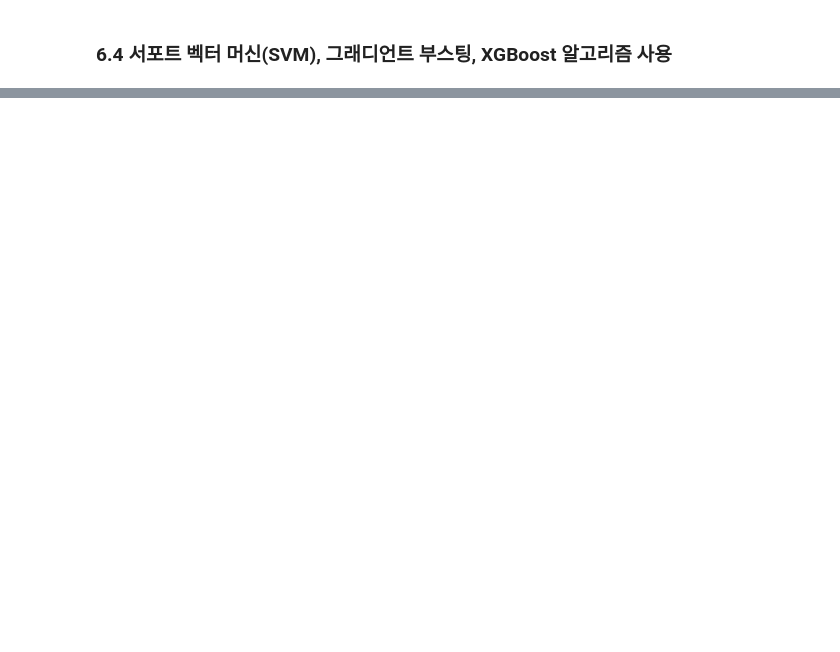
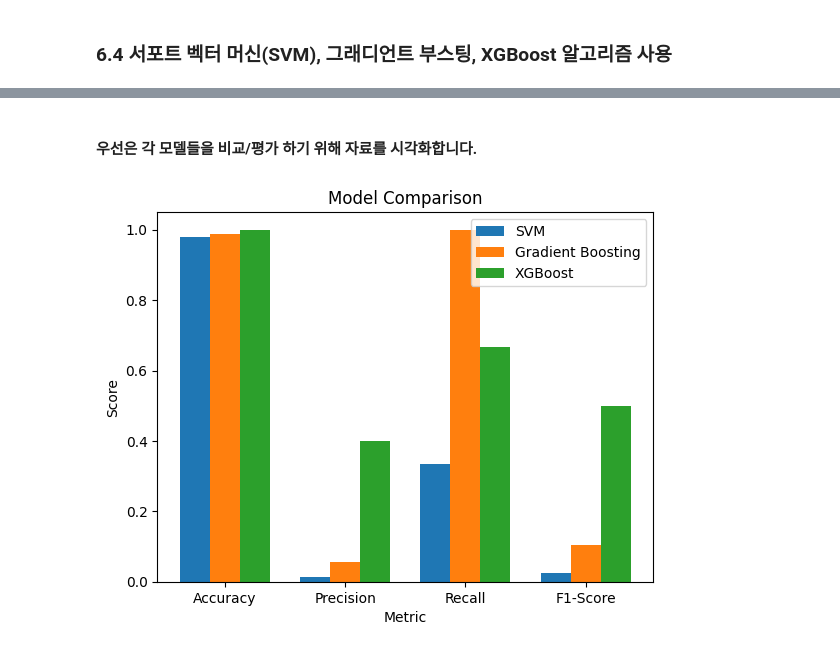
Before and after one commit to pixelwizard2/GuardianPay---Protecting-Against-Lost-Card-and-Copied-Card-Transactions, a Jupyter notebook: GuardianPay_code_(한국어).ipynb, the cells around one changed output, grey strips where cells are left out. Drawn from its saved outputs; the diff is of its cells as text; code cells hidden in the pictures; blank space fills up the shorter version.

```diff
--- a/GuardianPay_code_(한국어).ipynb
+++ b/GuardianPay_code_(한국어).ipynb
@@ -518,0 +567,43 @@ weighted avg       1.00      1.00      1.00      3993
+# %% [markdown]
+#### **우선은 각 모델들을 비교/평가 하기 위해 자료를 시각화합니다.**
+# %%
+# 분류 보고서에서 성능 지표를 추출하는 함수
+def extract_metrics(report):
+    report_dict = report
+    accuracy = report_dict['accuracy']
+    precision = report_dict['1']['precision']
+    recall = report_dict['1']['recall']
+    f1 = report_dict['1']['f1-score']
+    return [accuracy, precision, recall, f1]
+
+# 각 모델의 분류 보고서를 딕셔너리로 생성합니다.
+svm_report = classification_report(y_test, svm_pipeline.predict(X_test), output_dict=True, zero_division=0)
+gb_report = classification_report(y_test, gb_pipeline.predict(X_test), output_dict=True, zero_division=0)
+xgb_report = classification_report(y_test, xgb_pipeline.predict(X_test), output_dict=True, zero_division=0)
+
+# 각 모델의 성능 지표를 리스트로 추출합니다.
+svm_metrics = extract_metrics(svm_report)
+gb_metrics = extract_metrics(gb_report)
+xgb_metrics = extract_metrics(xgb_report)
+
+# 성능 지표별로 막대 그래프를 그립니다.
+bar_width = 0.25
+index = np.arange(4)  # 성능 지표의 수에 맞게 인덱스를 설정합니다.
+fig, ax = plt.subplots()
+
+bar1 = ax.bar(index, svm_metrics, bar_width, label='SVM')
+bar2 = ax.bar(index + bar_width, gb_metrics, bar_width, label='Gradient Boosting')
+bar3 = ax.bar(index + 2 * bar_width, xgb_metrics, bar_width, label='XGBoost')
+
+# 그래프 제목과 라벨을 추가합니다.
+ax.set_xlabel('Metric')
+ax.set_ylabel('Score')
+ax.set_title('Model Comparison')
+ax.set_xticks(index + bar_width)
+ax.set_xticklabels(['Accuracy', 'Precision', 'Recall', 'F1-Score'])
+ax.legend()
+
+# 그래프를 표시합니다.
+plt.show()
+# %% [output]
+[figure, added]
```
Also changed, not shown: parts of 2 cells of this notebook.
